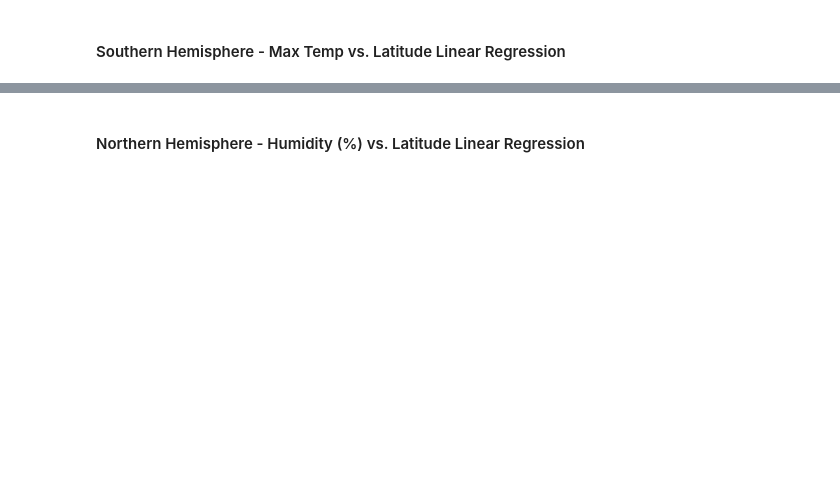
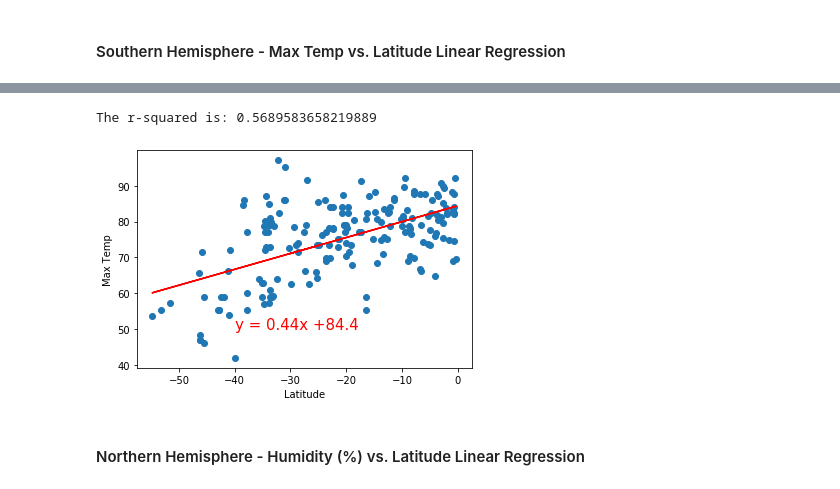
Before and after one commit to nmajeski/python-api-challenge, a Jupyter notebook: WeatherPy/WeatherPy.ipynb, the cells around one changed output, grey strips where cells are left out. Drawn from its saved outputs; the diff is of its cells as text; code cells hidden in the pictures; blank space fills up the shorter version.

```diff
--- a/WeatherPy/WeatherPy.ipynb
+++ b/WeatherPy/WeatherPy.ipynb
@@ -227,2 +239,7 @@ The r-squared is: 0.760263355051646
+# %%
+linear_reg_plot(southern_hemisphere_df, 'Max Temp', 'Max Temp', (-40,50))
+# %% [output]
+The r-squared is: 0.5689583658219889
+[figure, added]
 # %% [markdown]
 ####  Northern Hemisphere - Humidity (%) vs. Latitude Linear Regression
```
Also changed, not shown: parts of 25 cells of this notebook, 5 other files.
